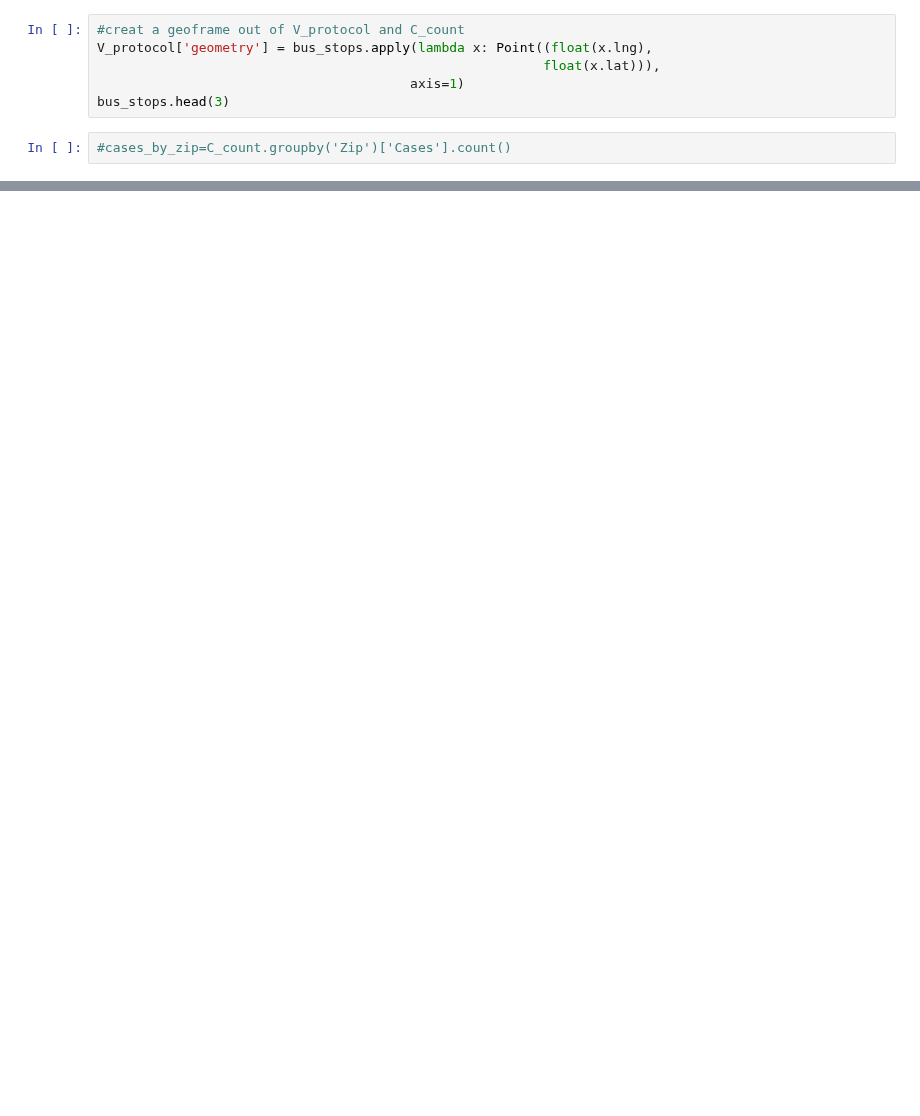
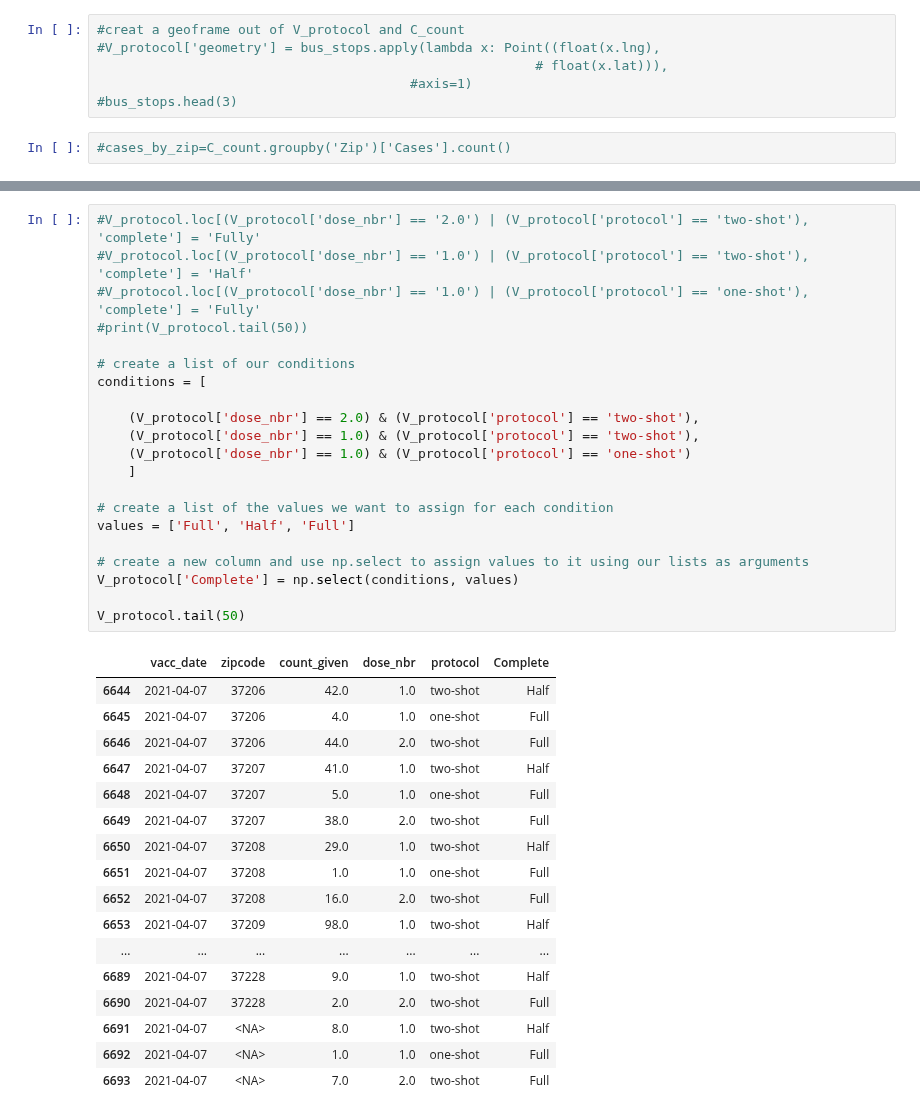
Before and after one commit to Engu12/nash-covid-cases-vaccines-honky_tonkin, a Jupyter notebook: Covid.ipynb, the cells around one changed output, grey strips where cells are left out. Cells and saved outputs as stored; diff of their text form; blank space fills up the shorter version.

```diff
--- a/Covid.ipynb
+++ b/Covid.ipynb
@@ -265,8 +218,8 @@ NameError: name 'sns' is not defined
 # %%
 #creat a geoframe out of V_protocol and C_count
-V_protocol['geometry'] = bus_stops.apply(lambda x: Point((float(x.lng),
-                                                         float(x.lat))),
-                                        axis=1)
-bus_stops.head(3)
+#V_protocol['geometry'] = bus_stops.apply(lambda x: Point((float(x.lng),
+                                                        # float(x.lat))),
+                                        #axis=1)
+#bus_stops.head(3)
 # %%
 #cases_by_zip=C_count.groupby('Zip')['Cases'].count()
@@ -305,0 +276,39 @@ plt.title('Vaccine');
+# %%
+#V_protocol.loc[(V_protocol['dose_nbr'] == '2.0') | (V_protocol['protocol'] == 'two-shot'), 'complete'] = 'Fully'
+#V_protocol.loc[(V_protocol['dose_nbr'] == '1.0') | (V_protocol['protocol'] == 'two-shot'), 'complete'] = 'Half'
+#V_protocol.loc[(V_protocol['dose_nbr'] == '1.0') | (V_protocol['protocol'] == 'one-shot'), 'complete'] = 'Fully'
+#print(V_protocol.tail(50))
+
+# create a list of our conditions
+conditions = [
+
+    (V_protocol['dose_nbr'] == 2.0) & (V_protocol['protocol'] == 'two-shot'),
+    (V_protocol['dose_nbr'] == 1.0) & (V_protocol['protocol'] == 'two-shot'),
+    (V_protocol['dose_nbr'] == 1.0) & (V_protocol['protocol'] == 'one-shot')
+    ]
+
+# create a list of the values we want to assign for each condition
+values = ['Full', 'Half', 'Full']
+
+# create a new column and use np.select to assign values to it using our lists as arguments
+V_protocol['Complete'] = np.select(conditions, values)
+
+V_protocol.tail(50)
+# %% [output]
+|  | vacc_date | zipcode | count_given | dose_nbr | protocol | Complete |
+| 6644 | 2021-04-07 | 37206 | 42.0 | 1.0 | two-shot | Half |
+| 6645 | 2021-04-07 | 37206 | 4.0 | 1.0 | one-shot | Full |
+| 6646 | 2021-04-07 | 37206 | 44.0 | 2.0 | two-shot | Full |
+| 6647 | 2021-04-07 | 37207 | 41.0 | 1.0 | two-shot | Half |
+| 6648 | 2021-04-07 | 37207 | 5.0 | 1.0 | one-shot | Full |
+| 6649 | 2021-04-07 | 37207 | 38.0 | 2.0 | two-shot | Full |
+| 6650 | 2021-04-07 | 37208 | 29.0 | 1.0 | two-shot | Half |
+| 6651 | 2021-04-07 | 37208 | 1.0 | 1.0 | one-shot | Full |
+| 6652 | 2021-04-07 | 37208 | 16.0 | 2.0 | two-shot | Full |
+| 6653 | 2021-04-07 | 37209 | 98.0 | 1.0 | two-shot | Half |
+| ... | ... | ... | ... | ... | ... | ... |
+| 6689 | 2021-04-07 | 37228 | 9.0 | 1.0 | two-shot | Half |
+| 6690 | 2021-04-07 | 37228 | 2.0 | 2.0 | two-shot | Full |
+| 6691 | 2021-04-07 | <NA> | 8.0 | 1.0 | two-shot | Half |
+| 6692 | 2021-04-07 | <NA> | 1.0 | 1.0 | one-shot | Full |
+| 6693 | 2021-04-07 | <NA> | 7.0 | 2.0 | two-shot | Full |
```
Also changed, not shown: parts of 26 cells of this notebook, 10 other files.
